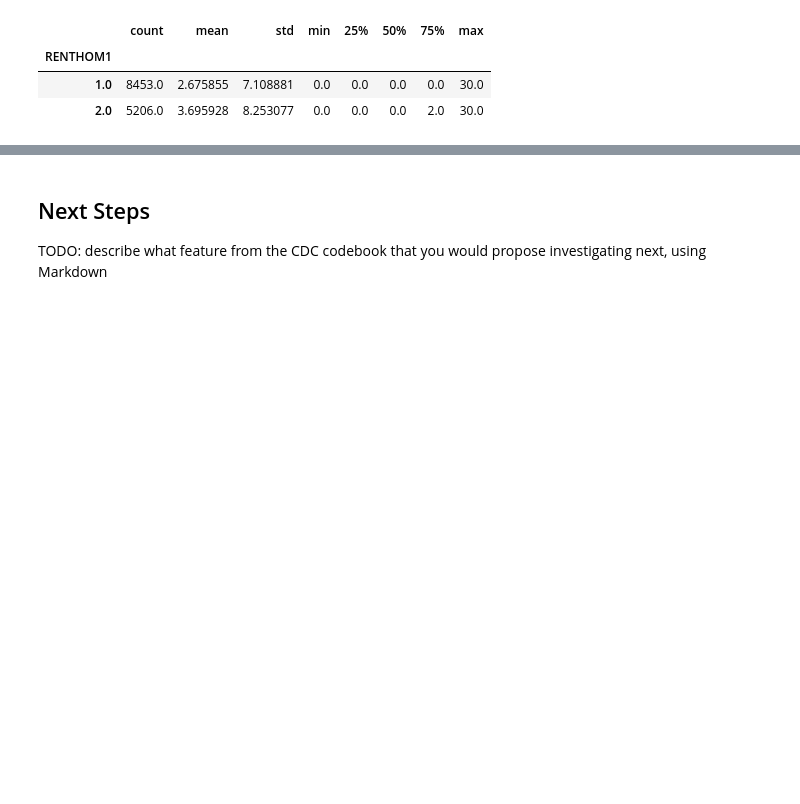
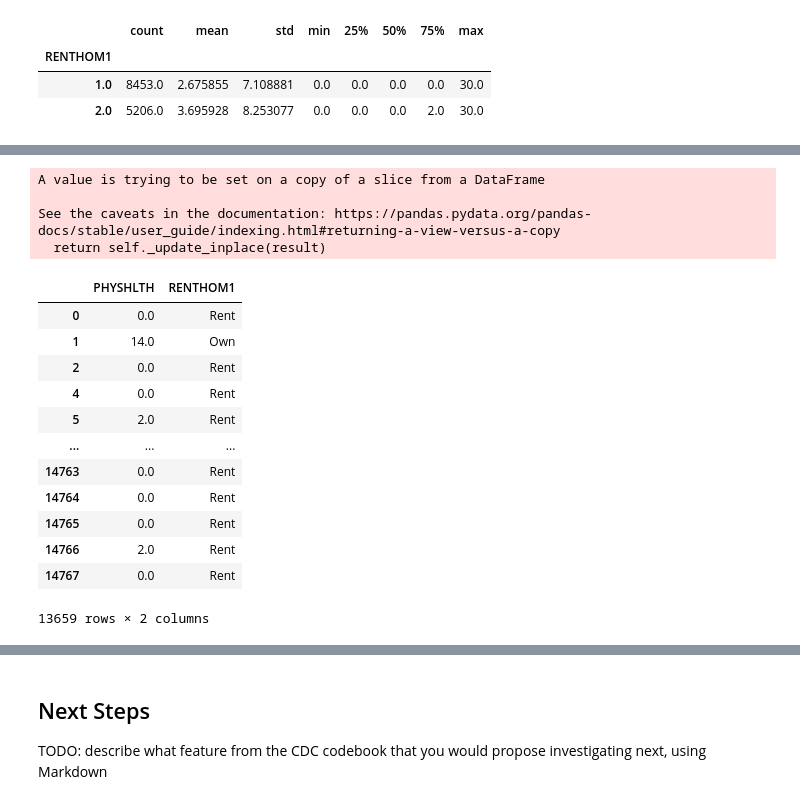
Before and after one commit to olexy/da_ds_ml, a Jupyter notebook: Health_Survey_Data_Analysis.ipynb, the cells around one changed output, grey strips where cells are left out. Saved outputs shown, nothing was run; the diff lists cells and outputs as text; code cells hidden in the pictures; blank space fills up the shorter version.

```diff
--- a/Health_Survey_Data_Analysis.ipynb
+++ b/Health_Survey_Data_Analysis.ipynb
@@ -290,0 +297,22 @@ TODO: interpret the result of the above statistical test using Markdown. Can we
+# %%
+# Convert 1 and 2 in RENTHOM1 column to Own and Rent respectively
+df_phrh["RENTHOM1"].replace({1: "Own", 2: "Rent"}, inplace=True)
+df_phrh
+# %% [output]
+A value is trying to be set on a copy of a slice from a DataFrame
+
+See the caveats in the documentation: https://pandas.pydata.org/pandas-docs/stable/user_guide/indexing.html#returning-a-view-versus-a-copy
+  return self._update_inplace(result)
+|  | PHYSHLTH | RENTHOM1 |
+| 0 | 0.0 | Rent |
+| 1 | 14.0 | Own |
+| 2 | 0.0 | Rent |
+| 4 | 0.0 | Rent |
+| 5 | 2.0 | Rent |
+| ... | ... | ... |
+| 14763 | 0.0 | Rent |
+| 14764 | 0.0 | Rent |
+| 14765 | 0.0 | Rent |
+| 14766 | 2.0 | Rent |
+| 14767 | 0.0 | Rent |
+13659 rows × 2 columns
```
Also changed, not shown: parts of 19 cells of this notebook.
